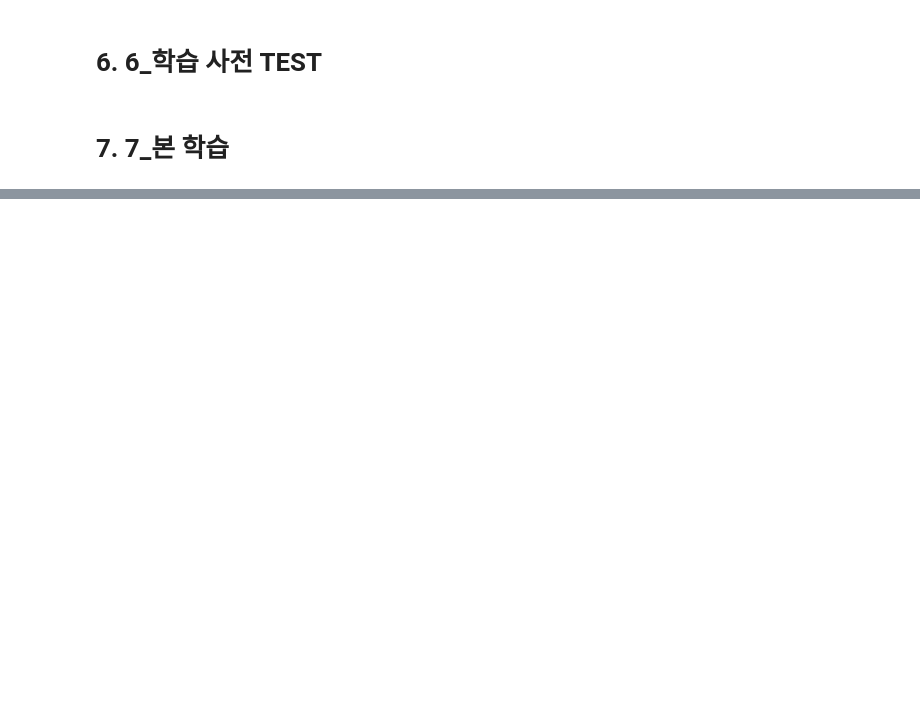
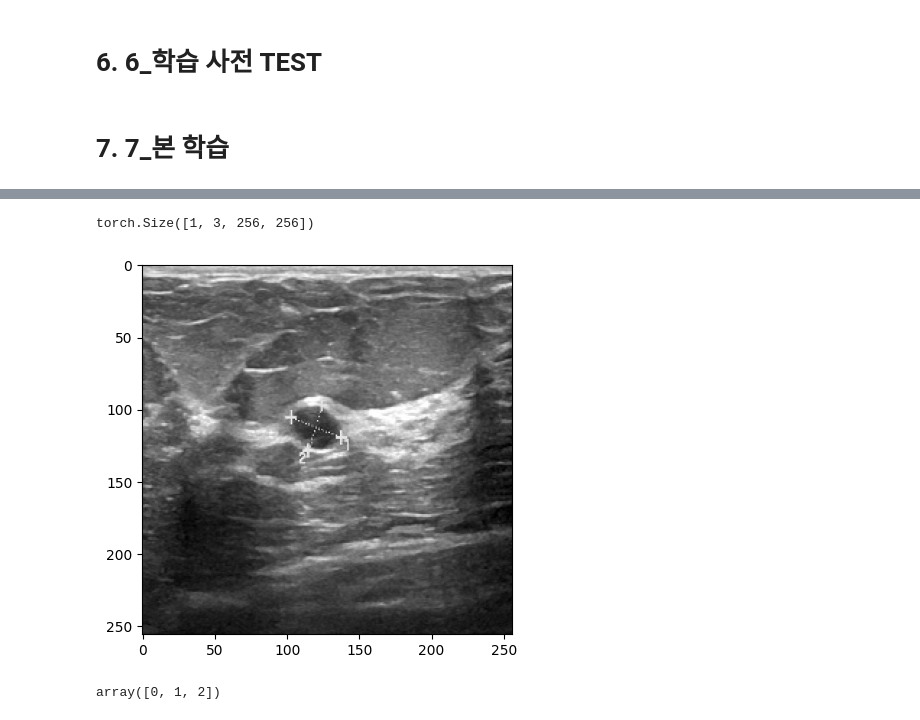
Before and after one commit to Dev-dtrezz/Breaset-Cancer-Segmentation, a Jupyter notebook: Breast Cancer Segmentation_02_train.ipynb, the cells around one changed output, grey strips where cells are left out. Saved outputs shown, nothing was run; the diff lists cells and outputs as text; code cells hidden in the pictures; blank space fills up the shorter version.

```diff
--- a/Breast Cancer Segmentation_02_train.ipynb
+++ b/Breast Cancer Segmentation_02_train.ipynb
@@ -700,12 +736,15 @@ state['train_loss']
 # %%
-transform = transforms.Compose([
-    transforms.Resize((256, 256)),
-    transforms.ToTensor()
-])
+train_tfms = transforms.Compose([transforms.ToTensor(), transforms.Resize(256),
+                                 transforms.Normalize(channel_mean, channel_stds)])
 
-image = Image.open('/content/benign18.png')
+image = Image.open('/content/malignant1.png').convert('RGB')
 plt.imshow(image)
-image = transform(image).unsqueeze(0)  # 배치 차원을 추가
+image = train_tfms(image).unsqueeze(0)
+# image = transform(image) # 배치 차원을 추가
+image.shape
+# %% [output]
+torch.Size([1, 3, 256, 256])
+[figure, added]
 # %%
 #예측수행
 with torch.no_grad():
@@ -716,3 +758,7 @@ with torch.no_grad():
+# %%
+np.unique(output_mask)
+# %% [output]
+array([0, 1, 2])
 # %%
 import matplotlib.pyplot as plt
 
```
Also changed, not shown: parts of 33 cells of this notebook.
